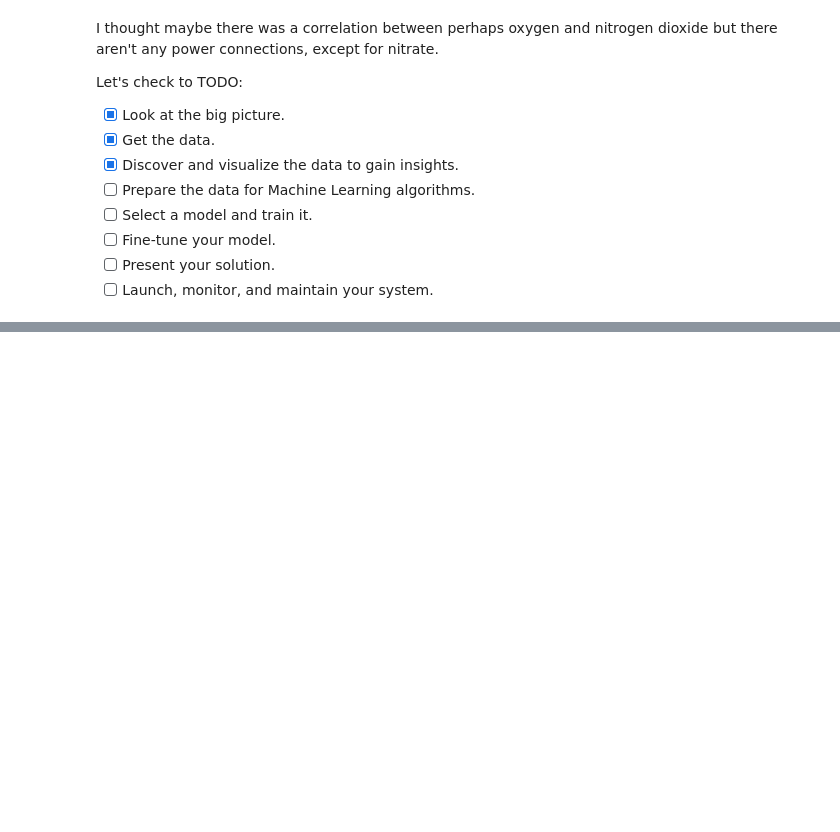
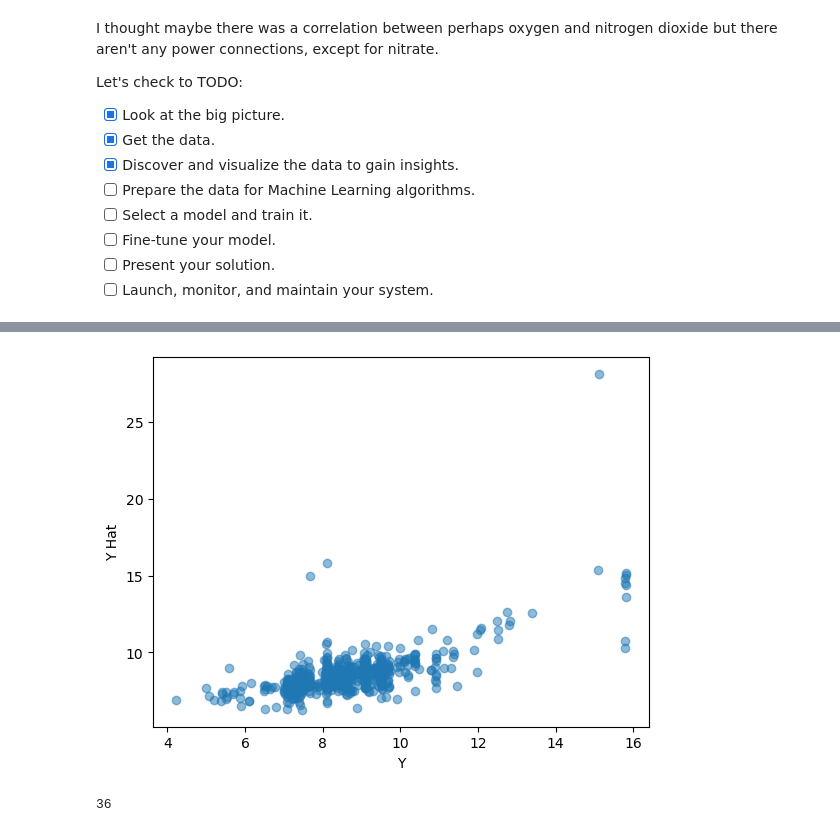
Before and after one commit to ameram/dissolved_o2_augmentation, a Jupyter notebook: playground_3-21.ipynb, the cells around one changed output, grey strips where cells are left out. Drawn from its saved outputs; the diff is of its cells as text; code cells hidden in the pictures; blank space fills up the shorter version.

Commit message:
Added the model and compared

```diff
--- a/playground_3-21.ipynb
+++ b/playground_3-21.ipynb
@@ -122,0 +132,3 @@ Let's check to TODO:
+# %%
+y_full = df.iloc[:, 1]
+y_full.any() != df['target'].any()
@@ -123,4 +147,15 @@ Let's check to TODO:
+# %%
+# Splitting the data
+from sklearn.model_selection import train_test_split
+
+x_train, x_test, y_train, y_test = train_test_split(x_full, y_full, test_size=0.2)
 # %%
-from sklearn.ensemble import RandomForestClassifier
+from sklearn.ensemble import RandomForestRegressor
 
-rf_classifier = RandomForestClassifier()
+rf = RandomForestRegressor(
+       n_estimators=1000,
+       max_depth=7,
+       n_jobs=-1,
+       random_state=42)
+
+rf_classifier.fit(x_train, y_train)
@@ -126,0 +164,2 @@ rf_classifier = RandomForestClassifier()
+# %%
+rf_preds = rf_classifier.predict(x_test)
@@ -126,0 +200,8 @@ rf_classifier = RandomForestClassifier()
+# %%
+plt.scatter(y_test, rf_preds, alpha = 0.5)
+# plt.xticks(ticks=[i for i in range(len(err_values))], labels=rf_preds)
+plt.xlabel('Y')
+plt.ylabel('Y Hat')
+plt.show()
+# %% [output]
+[figure, added]
@@ -126,0 +210,4 @@ rf_classifier = RandomForestClassifier()
+# %%
+len(imporatnces)
+# %% [output]
+36
```
Also changed, not shown: parts of 26 cells of this notebook.
